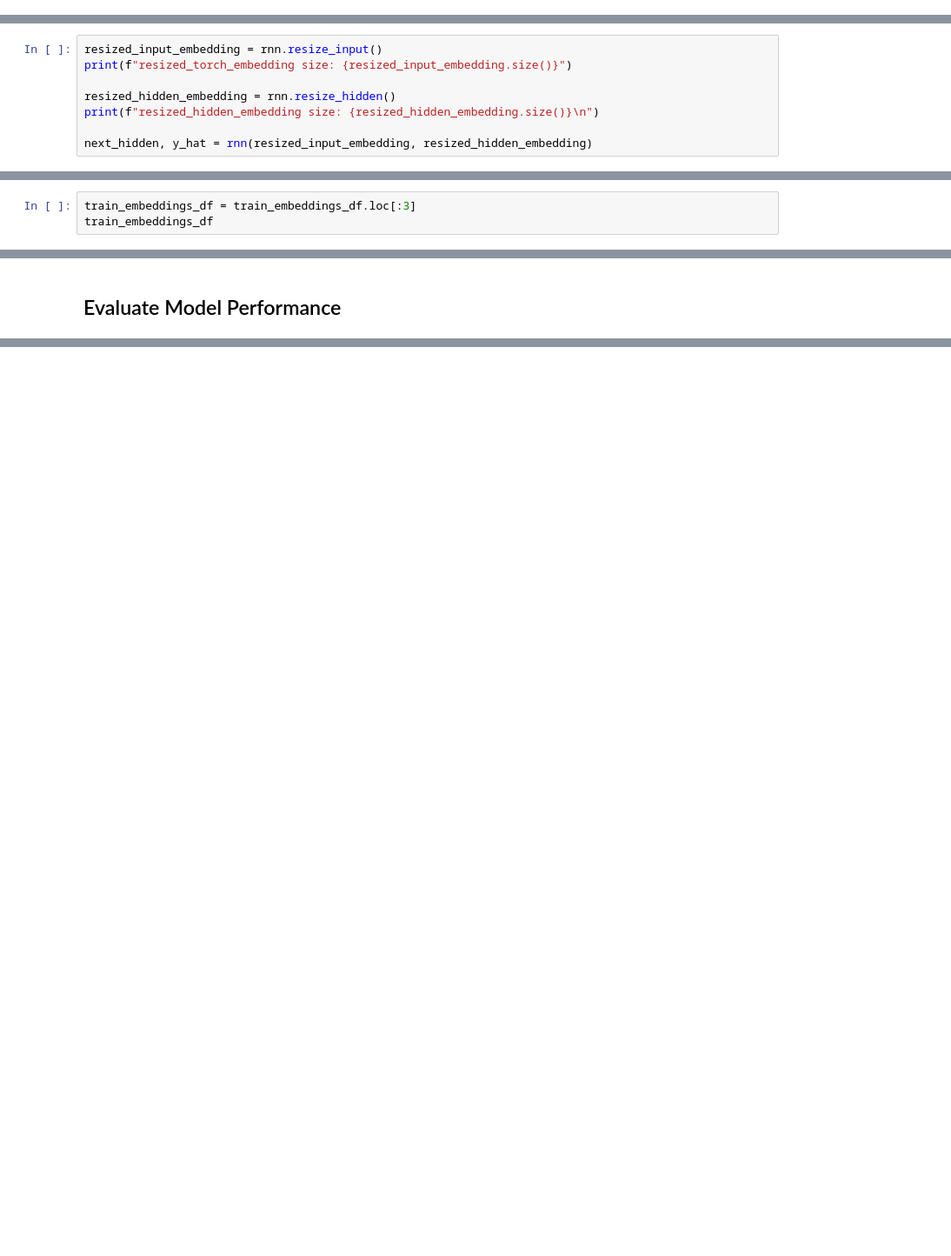
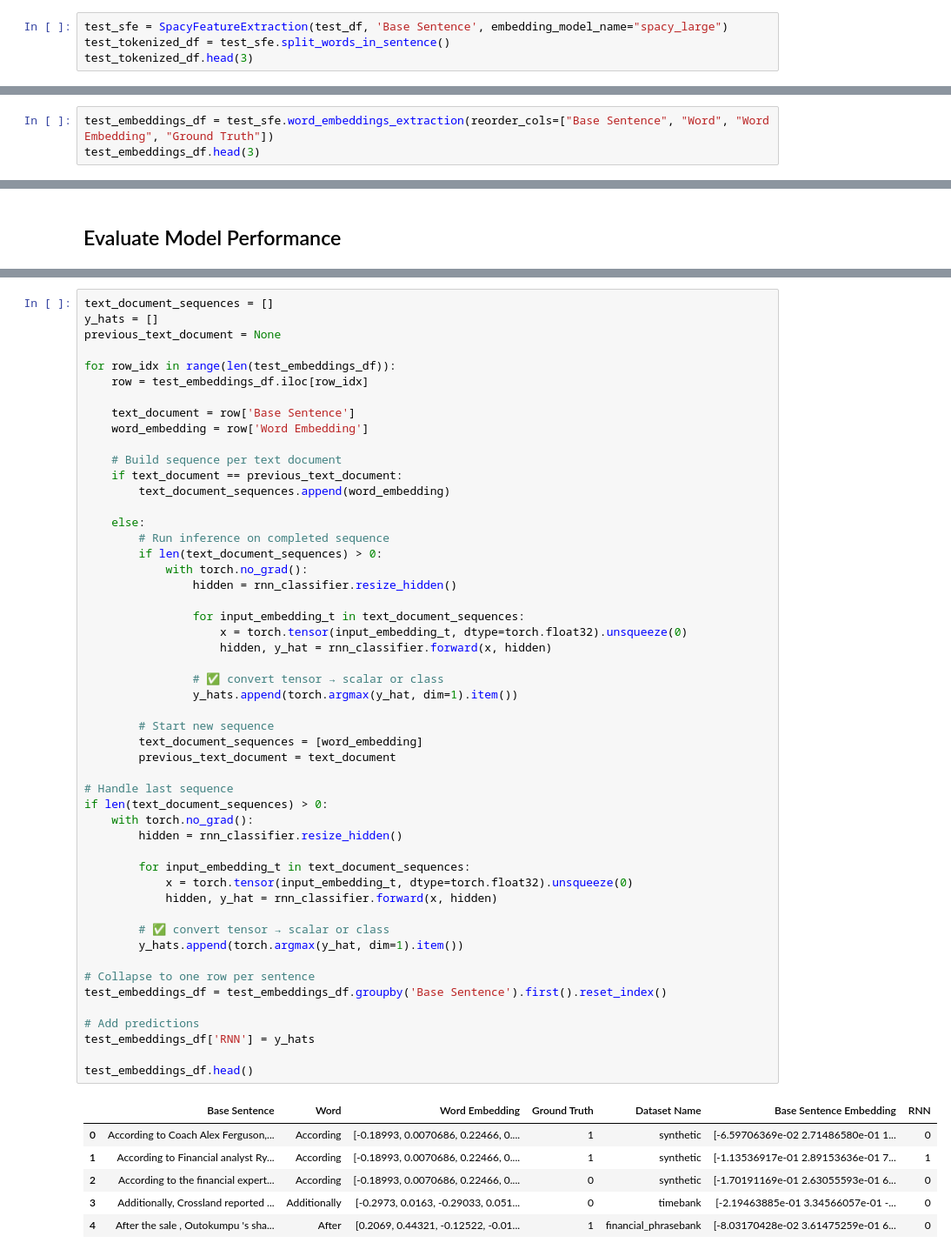
Before and after one commit to ufdatastudio/predictions, a Jupyter notebook: notebook_experiments/rnn_for_classification.ipynb, the cells around one changed output, grey strips where cells are left out. Shown at 87% size. Saved outputs shown, nothing was run; the diff lists cells and outputs as text; blank space fills up the shorter version.

Commit message:
fix: rnn architecture + train + eval

```diff
--- a/notebook_experiments/rnn_for_classification.ipynb
+++ b/notebook_experiments/rnn_for_classification.ipynb
@@ -102,0 +103,4 @@ train_tokenized_df.head(3)
+# %%
+test_sfe = SpacyFeatureExtraction(test_df, 'Base Sentence', embedding_model_name="spacy_large")
+test_tokenized_df = test_sfe.split_words_in_sentence()
+test_tokenized_df.head(3)
@@ -112,0 +122,3 @@ train_embeddings_df.head(3)
+# %%
+test_embeddings_df = test_sfe.word_embeddings_extraction(reorder_cols=["Base Sentence", "Word", "Word Embedding", "Ground Truth"])
+test_embeddings_df.head(3)
@@ -220,8 +240,0 @@ rnn
-# %%
-resized_input_embedding = rnn.resize_input()
-print(f"resized_torch_embedding size: {resized_input_embedding.size()}")
-
-resized_hidden_embedding = rnn.resize_hidden()
-print(f"resized_hidden_embedding size: {resized_hidden_embedding.size()}\n")
-
-next_hidden, y_hat = rnn(resized_input_embedding, resized_hidden_embedding)
@@ -340,3 +327,0 @@ for i in tqdm(range(n_iters)):
-# %%
-train_embeddings_df = train_embeddings_df.loc[:3]
-train_embeddings_df
@@ -425,3 +440,61 @@ y_test_df
+# %%
+text_document_sequences = []
+y_hats = []
+previous_text_document = None
+
+for row_idx in range(len(test_embeddings_df)):
+    row = test_embeddings_df.iloc[row_idx]
+
+    text_document = row['Base Sentence']
+    word_embedding = row['Word Embedding']
+
+    # Build sequence per text document
+    if text_document == previous_text_document:
+        text_document_sequences.append(word_embedding)
+
+    else:
+        # Run inference on completed sequence
+        if len(text_document_sequences) > 0:
+            with torch.no_grad():
+                hidden = rnn_classifier.resize_hidden()
+
+                for input_embedding_t in text_document_sequences:
+                    x = torch.tensor(input_embedding_t, dtype=torch.float32).unsqueeze(0)
+                    hidden, y_hat = rnn_classifier.forward(x, hidden)
+
+                # ✅ convert tensor → scalar or class
+                y_hats.append(torch.argmax(y_hat, dim=1).item())
+
+        # Start new sequence
+        text_document_sequences = [word_embedding]
+        previous_text_document = text_document
+
+# Handle last sequence
+if len(text_document_sequences) > 0:
+    with torch.no_grad():
+        hidden = rnn_classifier.resize_hidden()
+
+        for input_embedding_t in text_document_sequences:
+            x = torch.tensor(input_embedding_t, dtype=torch.float32).unsqueeze(0)
+            hidden, y_hat = rnn_classifier.forward(x, hidden)
+
+        # ✅ convert tensor → scalar or class
+        y_hats.append(torch.argmax(y_hat, dim=1).item())
+
+# Collapse to one row per sentence
+test_embeddings_df = test_embeddings_df.groupby('Base Sentence').first().reset_index()
+
+# Add predictions
+test_embeddings_df['RNN'] = y_hats
+
+test_embeddings_df.head()
+# %% [output]
+|  | Base Sentence | Word | Word Embedding | Ground Truth | Dataset Name | Base Sentence Embedding | RNN |
+| 0 | According to Coach Alex Ferguson,... | According | [-0.18993, 0.0070686, 0.22466, 0.... | 1 | synthetic | [-6.59706369e-02 2.71486580e-01 1... | 0 |
+| 1 | According to Financial analyst Ry... | According | [-0.18993, 0.0070686, 0.22466, 0.... | 1 | synthetic | [-1.13536917e-01 2.89153636e-01 7... | 1 |
+| 2 | According to the financial expert... | According | [-0.18993, 0.0070686, 0.22466, 0.... | 0 | synthetic | [-1.70191169e-01 2.63055593e-01 6... | 0 |
+| 3 | Additionally, Crossland reported ... | Additionally | [-0.2973, 0.0163, -0.29033, 0.051... | 0 | timebank | [-2.19463885e-01 3.34566057e-01 -... | 0 |
+| 4 | After the sale , Outokumpu 's sha... | After | [0.2069, 0.44321, -0.12522, -0.01... | 1 | financial_phrasebank | [-8.03170428e-02 3.61475259e-01 6... | 0 |
 # %%
 get_metrics = EvaluationMetric()
 get_metrics
```
Also changed, not shown: parts of 21 cells of this notebook.
